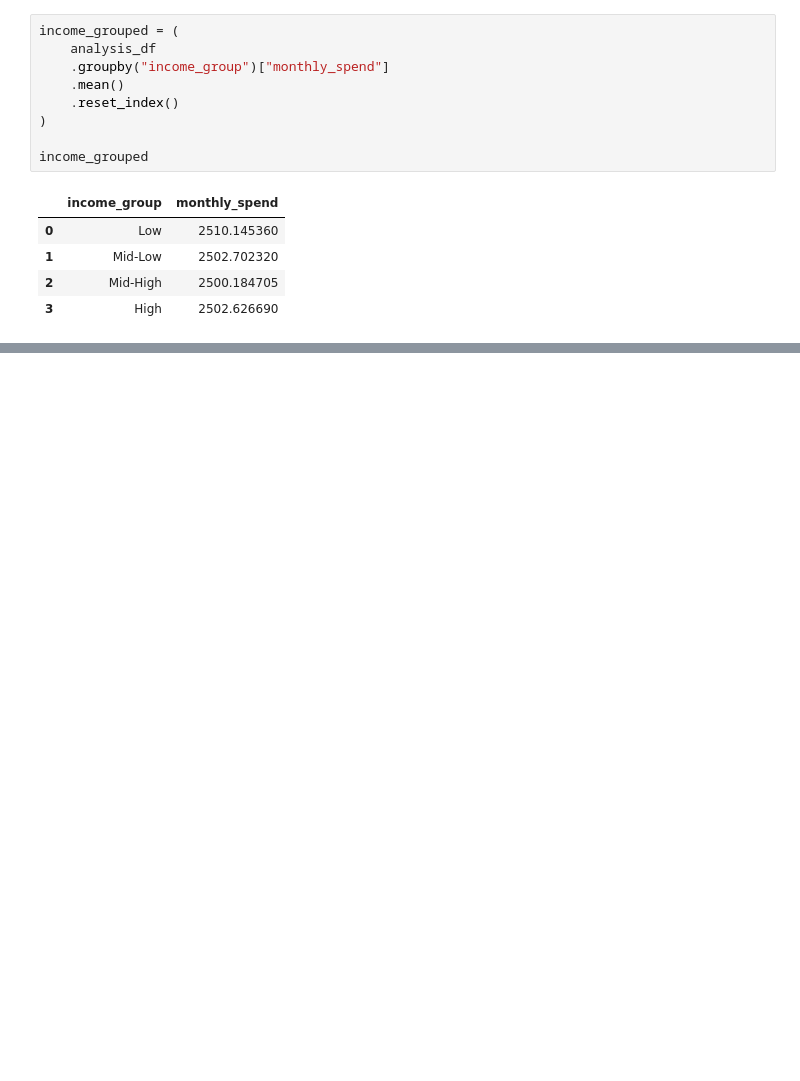
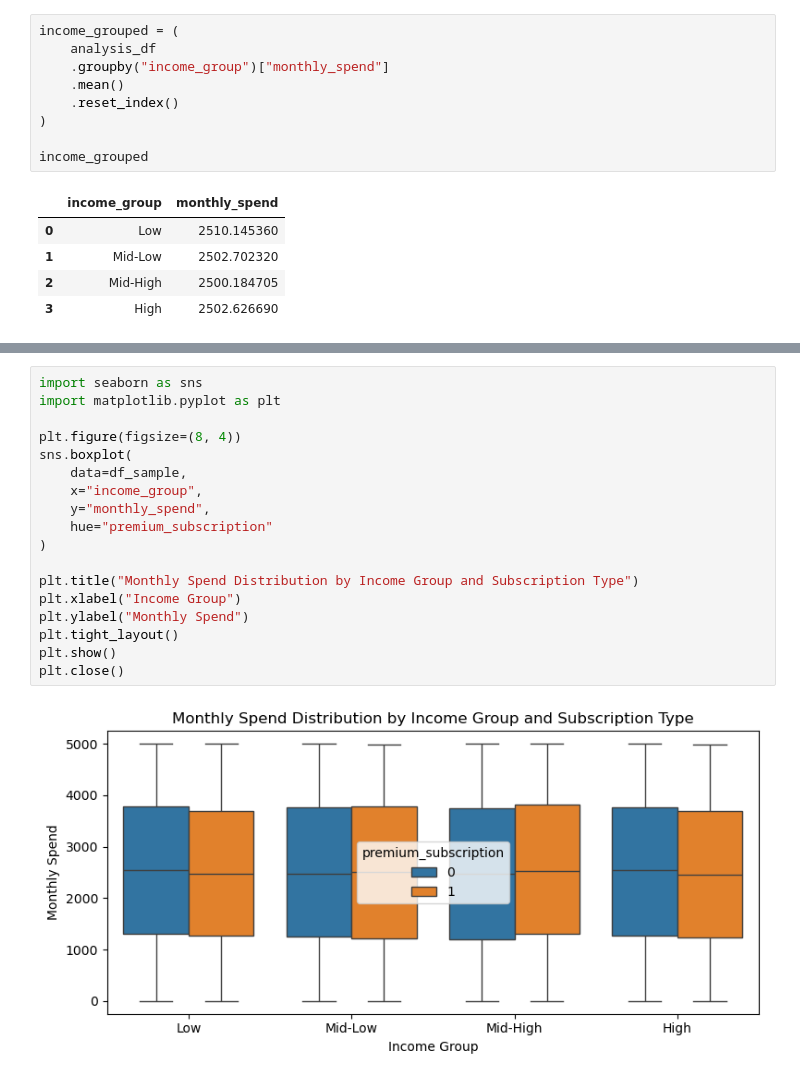
Before and after one commit to jenifercosta9/data-science-portifolio, a Jupyter notebook: 01_customer_churn_analysis/notebooks/01_exploratory_analysis.ipynb, the cells around one changed output, grey strips where cells are left out. Saved outputs shown, nothing was run; the diff lists cells and outputs as text; blank space fills up the shorter version.

```diff
--- a/01_customer_churn_analysis/notebooks/01_exploratory_analysis.ipynb
+++ b/01_customer_churn_analysis/notebooks/01_exploratory_analysis.ipynb
@@ -250,0 +272,20 @@ Esse insight indica que a segmentação por renda pode ser uma estratégia efica
+# %%
+import seaborn as sns
+import matplotlib.pyplot as plt
+
+plt.figure(figsize=(8, 4))
+sns.boxplot(
+    data=df_sample,
+    x="income_group",
+    y="monthly_spend",
+    hue="premium_subscription"
+)
+
+plt.title("Monthly Spend Distribution by Income Group and Subscription Type")
+plt.xlabel("Income Group")
+plt.ylabel("Monthly Spend")
+plt.tight_layout()
+plt.show()
+plt.close()
+# %% [output]
+[figure, added]
```
Also changed, not shown: parts of 23 cells of this notebook.
